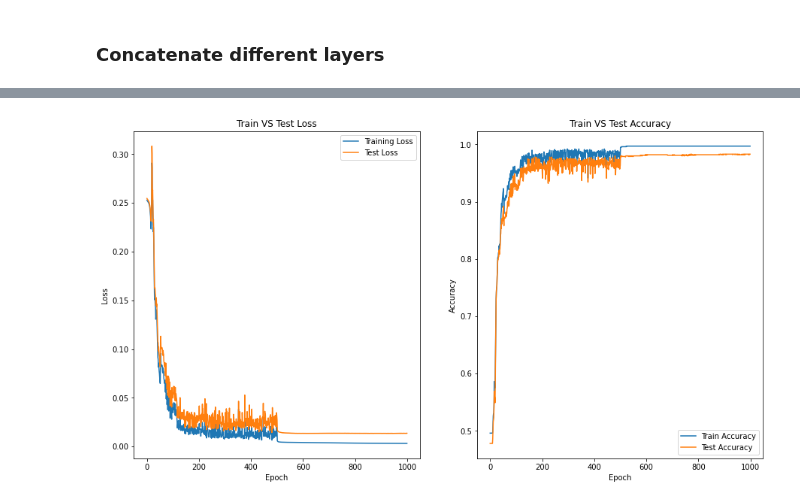
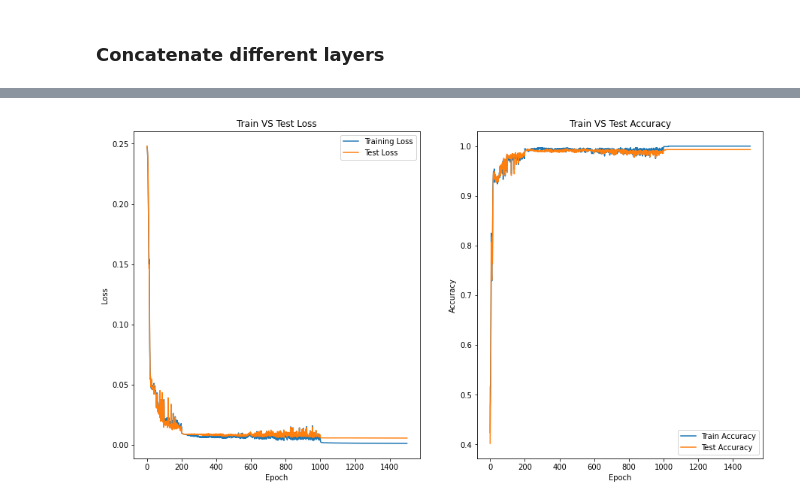
Before and after one commit to neilgogogo/deep_learnig, a Jupyter notebook: proj2/mini_deep_learning_frameworkv5.ipynb, the cells around one changed output, grey strips where cells are left out. Drawn from its saved outputs; the diff is of its cells as text; code cells hidden in the pictures.

```diff
--- a/proj2/mini_deep_learning_frameworkv5.ipynb
+++ b/proj2/mini_deep_learning_frameworkv5.ipynb
@@ -25,7 +25,3 @@ class Module(object):
 
     def param(self):
         return self.parameters
-# %%
-init_range = 1. / math.sqrt(1)
-weights = torch.Tensor(1, 2).normal_()
-weights
@@ -56,10 +50,10 @@ class Linear(Module):
     def forward(self, input_):
         # Returns tensor of size N * out_features
         self.input = input_
+        output=input_.matmul(self.weights)
         if self.bias is not None:
-            return torch.addmm(self.bias, input_, self.weights)
-        else:
-            return input_.matmul(self.weights)
+            output+=self.bias
+        return output
 
     def backward(self, grad_output):
         # Returns tensor of size N * in_features, computes gradient wrt the weights
@@ -99,31 +93,24 @@ class Tanh(Module):
 ### Loss functions
 # %%
 class MSELoss(Module):
+
     def __init__(self):
         super().__init__()
-
-    # Overloading __call__ method
-    # Example:
-    # loss = MSELoss()
-    # loss(input, target)
 
     def __call__(self, input_, target):
         return self.forward(input_, target)
 
     def forward(self, input_, target):
-        if input_.size() != target.size():
-            raise Exception("Dimensions do not match")
-        if target.dim() == 1:
-            target = target.view(target.size(0), 1)
-        return (input_ - target).pow(2).mean().item()
+
+        return torch.mean((input_ - target)**2).item()
 
     def backward(self, input_, target):
-        if input_.size() != target.size():
-            raise Exception("Dimensions do not match")
-        if target.dim() == 1:
-            target = target.view(target.size(0), 1)
+        #Computing the gradient of the loss with respect to input
 
-        return (input_ - target).mul(2).div(target.size(0))
+        return 2*(input_ - target).div(target.size(0))
+
+    def param(self):
+        return  []
 # %% [markdown]
 ### Concatenate different layers
 # %%
@@ -189,9 +176,10 @@ def train_model(model, train_input, train_target,test_input, test_target, batch_
     # reduce the learning rate when training epoch is halfway
     # so that the training loss can continue to decrease
     for epoch in range(n_epochs):
-        if epoch>n_epochs/2:
-            learning_rate=0.01
-
+        if epoch==200:
+            learning_rate=0.03
+        if epoch==1000:
+            learning_rate=0.001
         sgd = SGD(model.parameters, learning_rate)
         cumulative_loss = 0
         for n_start in range(0, sample_size, batch_size):
@@ -283,5 +271,5 @@ test_input, test_target = generate_set(sample_size)
 layers = [Linear(2, 25), ReLU(), Linear(25, 25), ReLU(), Linear(25, 25), ReLU(), Linear(25, 25), ReLU(), Linear(25, 1)]
 model = Sequential(layers)
 
-train_model(model, train_input, train_target,test_input, test_target, batch_size=25, n_epochs=1000, loss=MSELoss(), learning_rate=0.1)
+train_model(model, train_input, train_target,test_input, test_target, batch_size=25, n_epochs=1500, loss=MSELoss(), learning_rate=0.1)
 # %% [output]
@@ -290 +278 @@ The test accuracy is  0.9829999804496765
-[figure, old version]
+[figure, new version]
```
Also changed, not shown: parts of 2 cells of this notebook.
